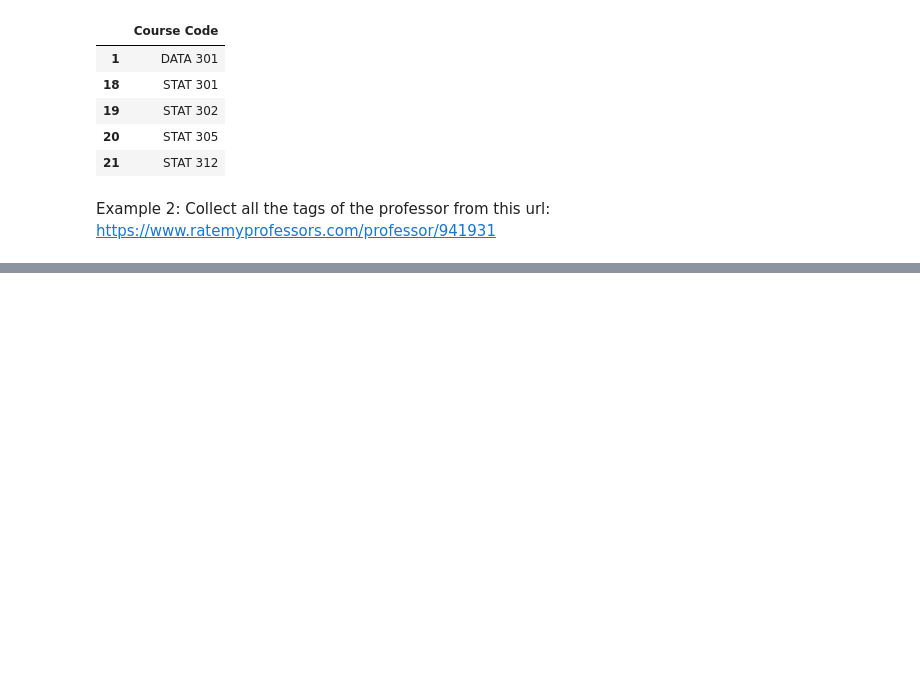
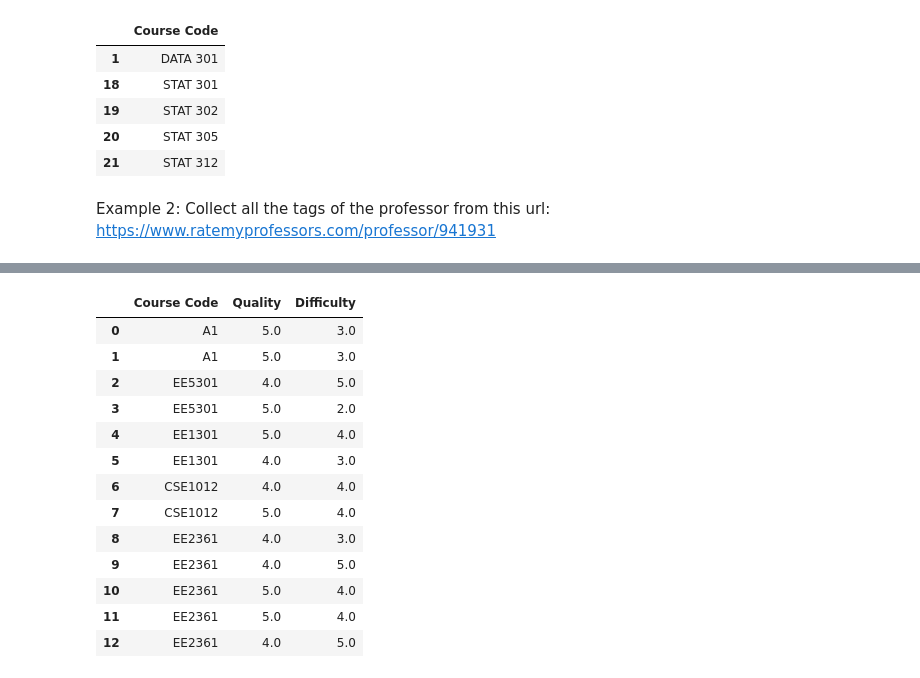
Before and after one commit to shanthivijayan/Python_Code, a Jupyter notebook: Webscraping_.ipynb, the cells around one changed output, grey strips where cells are left out. Saved outputs shown, nothing was run; the diff lists cells and outputs as text; code cells hidden in the pictures; blank space fills up the shorter version.

```diff
--- a/Webscraping_.ipynb
+++ b/Webscraping_.ipynb
@@ -113,2 +134,4 @@ Collect all the tags of the professor from this url: https://www.ratemyprofessor
 # %%
 #Step 3:Creating Soup object
+soup=BeautifulSoup(urldata1,'html.parser')
+#soup.find_all(class_="RatingHeader__StyledClass-sc-1dlkqw1-3 eXfReS")
@@ -116,0 +138,44 @@ Collect all the tags of the professor from this url: https://www.ratemyprofessor
+# %%
+#Step 4: Retrieve the Data
+list1=[]
+for i in soup.find_all(class_="RatingHeader__StyledClass-sc-1dlkqw1-3 eXfReS"):
+  text1=i.text[0:8]
+  list1.append(text1)
+list1
+# %%
+
+list2=[]
+for i in soup.find_all(class_="CardNumRating__CardNumRatingNumber-sc-17t4b9u-2 gcFhmN"):
+  text1=i.text[0:8]
+  list2.append(text1)
+list2
+# %%
+
+list3=[]
+for i in soup.find_all(class_="CardNumRating__CardNumRatingNumber-sc-17t4b9u-2 cDKJcc"):
+  text1=i.text[0:8]
+  list3.append(text1)
+list3
+# %%
+import pandas as pd
+dict1 = {'Course Code': list1,'Quality': list2, 'Difficulty': list3}
+#df3=pd.DataFrame(dict1)
+df3 = pd.DataFrame(list(zip(list1, list2,list3)),
+               columns =['Course Code', 'Quality','Difficulty'])
+
+df3
+# %% [output]
+|  | Course Code | Quality | Difficulty |
+| 0 | A1 | 5.0 | 3.0 |
+| 1 | A1 | 5.0 | 3.0 |
+| 2 | EE5301 | 4.0 | 5.0 |
+| 3 | EE5301 | 5.0 | 2.0 |
+| 4 | EE1301 | 5.0 | 4.0 |
+| 5 | EE1301 | 4.0 | 3.0 |
+| 6 | CSE1012 | 4.0 | 4.0 |
+| 7 | CSE1012 | 5.0 | 4.0 |
+| 8 | EE2361 | 4.0 | 3.0 |
+| 9 | EE2361 | 4.0 | 5.0 |
+| 10 | EE2361 | 5.0 | 4.0 |
+| 11 | EE2361 | 5.0 | 4.0 |
+| 12 | EE2361 | 4.0 | 5.0 |
```
Also changed, not shown: parts of 5 cells of this notebook.
